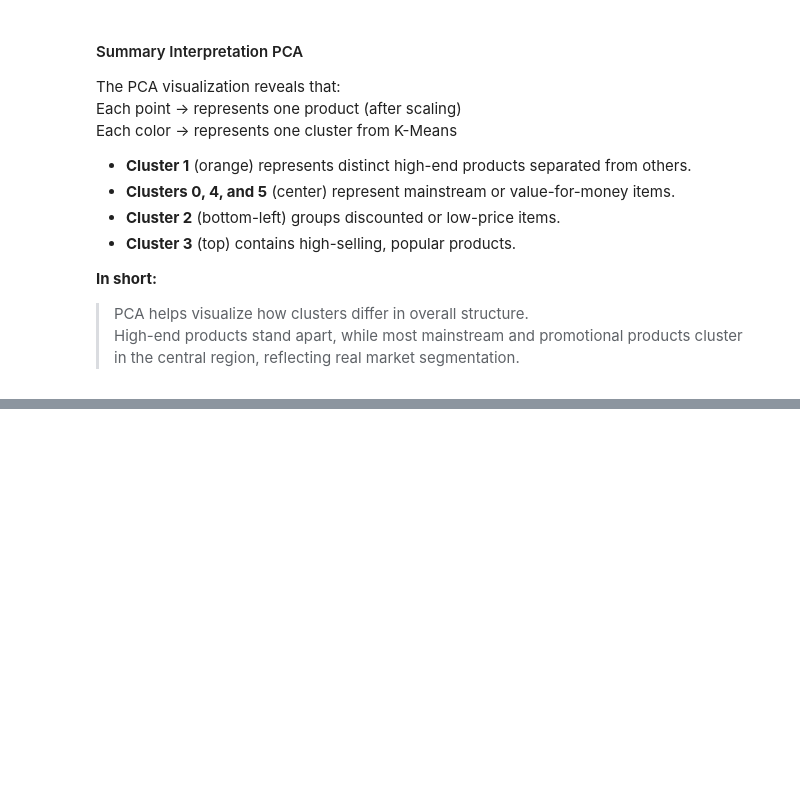
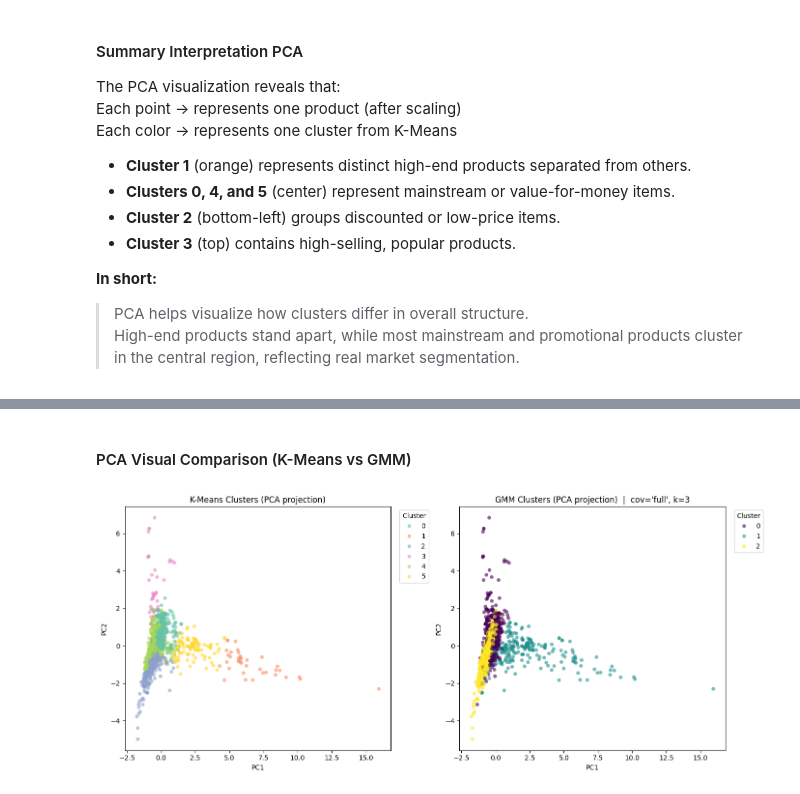
Before and after one commit to JonasLUfr/Project_DataMing, a Jupyter notebook: Amazon_DataAnalyseProject.ipynb, the cells around one changed output, grey strips where cells are left out. Drawn from its saved outputs; the diff is of its cells as text; code cells hidden in the pictures; blank space fills up the shorter version.

Commit message:
GMM+ K-means+ strategies Finish

```diff
--- a/Amazon_DataAnalyseProject.ipynb
+++ b/Amazon_DataAnalyseProject.ipynb
@@ -566,0 +655,19 @@ GMM 能更好地捕捉“模糊边界”和“重叠区域”。
+# %%
+# best_k = 3 with FULL
+
+gmm = GaussianMixture(n_components=3, covariance_type='full', random_state=42)
+gmm.fit(X_scaled)
+
+# The probability that each sample belongs to each cluster
+proba = gmm.predict_proba(X_scaled)
+# Take the cluster with the highest probability in each row as the sample's category label.
+gmm_labels = proba.argmax(axis=1)
+
+df['GMM_Cluster'] = gmm_labels
+
+# Silhouette Score range: [-1, 1], where a higher value indicates better separation between clusters.
+gmm_sil = silhouette_score(X_scaled, gmm_labels)
+print("GMM silhouette:", round(gmm_sil, 3))
+
+# The model's confidence in clustering this sample (the closer to 1, the more certain the model is that this sample belongs to a particular cluster)
+df['GMM_max_prob'] = proba.max(axis=1).round(3)
@@ -566,0 +705,22 @@ GMM 能更好地捕捉“模糊边界”和“重叠区域”。
+# %% [markdown]
+#### PCA Visual Comparison (K-Means vs GMM)
+# %%
+plt.figure(figsize=(14,6))
+
+# Left：KMeans
+plt.subplot(1,2,1)
+sns.scatterplot(x=X_pca[:,0], y=X_pca[:,1], hue=kmeans_labels, s=30, palette='Set2', linewidth=0, alpha=0.6)
+plt.title("K-Means Clusters (PCA projection)")
+plt.xlabel("PC1"); plt.ylabel("PC2")
+plt.legend(title='Cluster', bbox_to_anchor=(1.02, 1), loc='upper left')
+
+# Right：GMM
+plt.subplot(1,2,2)
+sns.scatterplot(x=X_pca[:,0], y=X_pca[:,1], hue=gmm_labels, s=30, palette='viridis', linewidth=0, alpha=0.6)
+plt.title(f"GMM Clusters (PCA projection)  |  cov='full', k=3")
+plt.xlabel("PC1"); plt.ylabel("PC2")
+plt.legend(title='Cluster', bbox_to_anchor=(1.02, 1), loc='upper left')
+
+plt.tight_layout(); plt.show()
+# %% [output]
+[figure, added]
```
Also changed, not shown: parts of 17 cells of this notebook.
